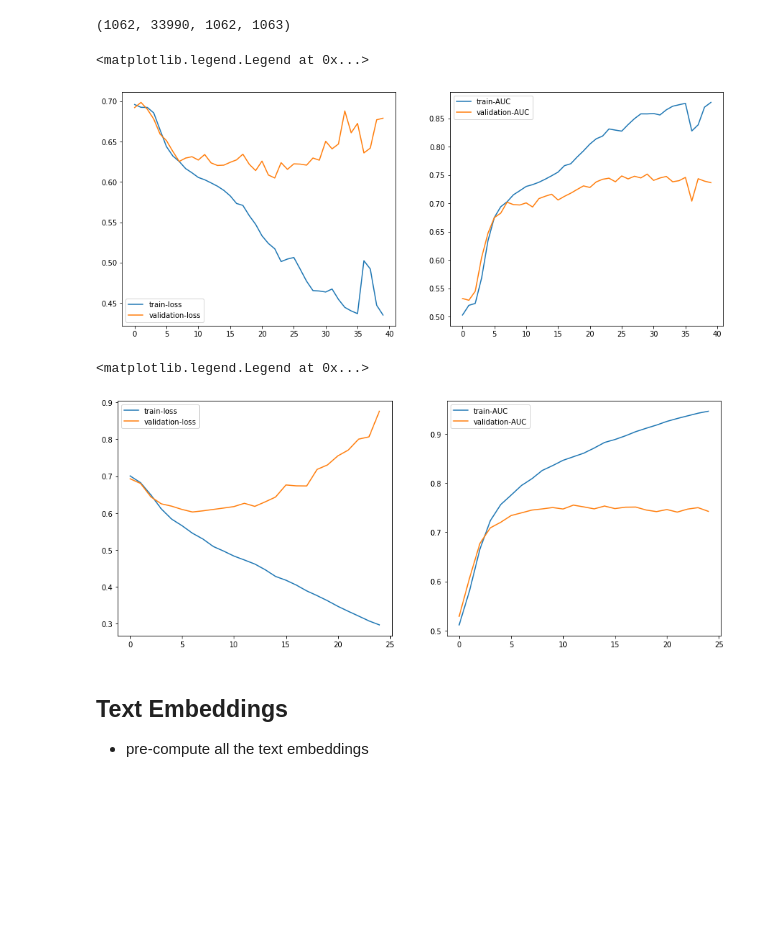
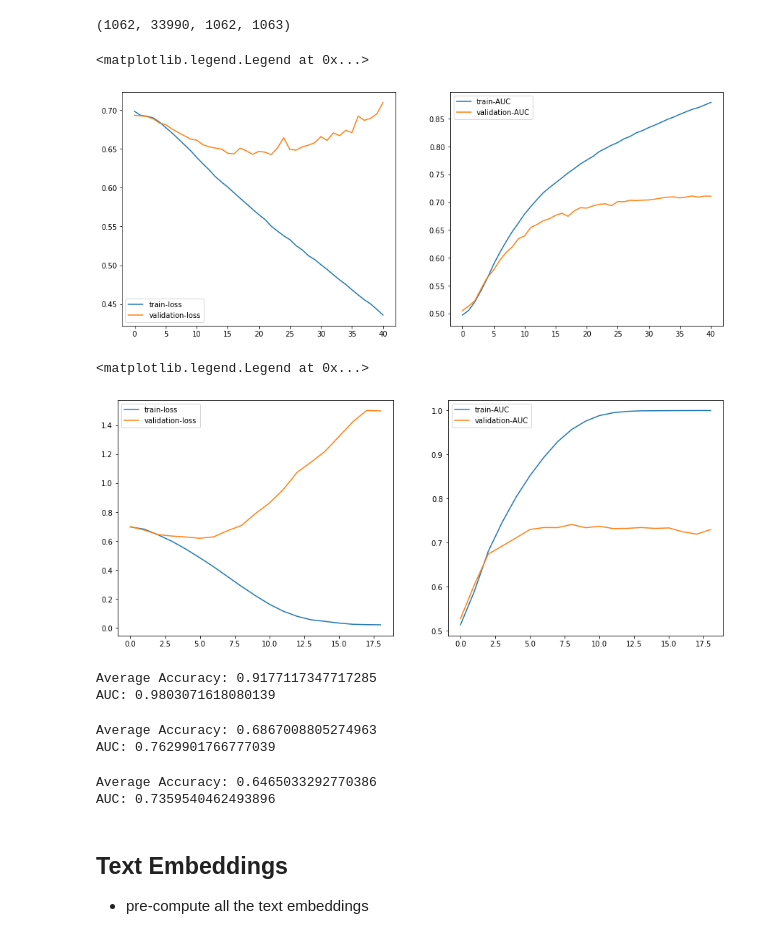
Before and after one commit to aeroabir/fashion_recommender, a Jupyter notebook: outfit_compatibility.ipynb, the cells around one changed output. Cells and saved outputs as stored; diff of their text form; code cells hidden in the pictures; blank space fills up the shorter version.

```diff
--- a/outfit_compatibility.ipynb
+++ b/outfit_compatibility.ipynb
@@ -109,16 +110,21 @@ from build_model import build_multilevel_transformer
 from build_model import build_set_transformer
 from rnn import build_multilevel_rnn_unequal
 # %%
-model_type = "set-transformer"
-include_text = False
-use_graphsage = True
+model_type = "set-transformer" # "set-transformer"
+include_text = True
+use_graphsage = False
+batch_size = 32
+max_seq_len = 8
 if use_graphsage:
     image_embedding_dim = 50
+    image_embedding_file = "graphsage_dict2_polyvore.pkl"
 else:
     image_embedding_dim = 1280
+    image_embedding_file = "effnet_tuned_polyvore.pkl"
 # %%
 if model_type == "rnn":
-    model = build_multilevel_rnn_unequal(16, 1280,
+    model = build_multilevel_rnn_unequal(max_seq_len,
+                                         image_embedding_dim,
                                          num_classes=2,
                                          num_layers=1,
                                          d_model=512,
@@ -127,7 +133,8 @@ if model_type == "rnn":
                                          include_text=include_text
                                         )
 elif model_type == "transformer":
-    model = build_multilevel_transformer(16, 1280,
+    model = build_multilevel_transformer(max_seq_len,
+                                         image_embedding_dim,
                                          num_layers=1,
                                          d_model=64,
                                          num_heads=1,
@@ -142,7 +149,7 @@ elif model_type == "transformer":
                                          final_activation="sigmoid"
                                         )
 elif model_type == "set-transformer":
-    model = build_set_transformer(16,
+    model = build_set_transformer(max_seq_len,
                                   image_embedding_dim,
                                   num_layers=3,
                                   d_model=64,
@@ -181,25 +186,27 @@ _________________________________________________________________
 # %%
 from data_process import CustomDataGen
-
 train_gen = CustomDataGen(train_X, train_y,
                           item_dict,
                           pv_items,
                           image_dir,
-                          batch_size=32,
+                          batch_size=batch_size,
+                          max_len=max_seq_len,
                           only_image=not include_text,
                           image_embedding=True,
                           image_embedding_dim=image_embedding_dim,
-                          image_embedding_file="graphsage_dict2_polyvore.pkl",
+                          image_embedding_file=image_embedding_file,
+                          text_embedding_file="bert_polyvore.pkl",
                          )
 valid_gen = CustomDataGen(valid_X, valid_y,
                           item_dict,
                           pv_items,
                           image_dir,
-                          batch_size=32,
+                          batch_size=batch_size,
+                          max_len=max_seq_len,
                           only_image=not include_text,
                           image_embedding=True,
                           image_embedding_dim=image_embedding_dim,
-                          image_embedding_file="graphsage_dict2_polyvore.pkl",
+                          image_embedding_file=image_embedding_file,
+                          text_embedding_file="bert_polyvore.pkl",
                          )
-# test_gen = CustomDataGen(test_X, test_y, item_dict, pv_items, image_dir, batch_size=32, only_image=not include_text)
 # %%
@@ -210,8 +227,7 @@ x[0].shape, x[1].shape, y.shape
 # %%
-learning_rate = 1.0e-04
-batch_size = 32
+learning_rate = 1.0e-05
 epochs = 100
-patience = 10
+patience = 5
 num_train = len(train_X)
 checkpoint_filepath = base_dir + '/checkpoint'
 
@@ -287,23 +303,23 @@ plt.plot(history.history['val_loss'], label='validation-loss')
 plt.legend()
 
 plt.subplot(122)
-plt.plot(history.history['auc_2'], label='train-AUC')
-plt.plot(history.history['val_auc_2'], label='validation-AUC')
+plt.plot(history.history['auc_10'], label='train-AUC')
+plt.plot(history.history['val_auc_10'], label='validation-AUC')
 plt.legend()
 # %% [output]
 <matplotlib.legend.Legend at 0x...>
-[figure, old version]
+[figure, new version]
 # %%
 f, axs = plt.subplots(1,2,figsize=(15,6))
 plt.subplot(121)
 plt.plot(history.history['loss'], label='train-loss')
 plt.plot(history.history['val_loss'], label='validation-loss')
 plt.legend()
 
 plt.subplot(122)
-plt.plot(history.history['auc_3'], label='train-AUC')
-plt.plot(history.history['val_auc_3'], label='validation-AUC')
+plt.plot(history.history['auc_9'], label='train-AUC')
+plt.plot(history.history['val_auc_9'], label='validation-AUC')
 plt.legend()
 # %% [output]
 <matplotlib.legend.Legend at 0x...>
-[figure, old version]
+[figure, new version]
@@ -310,3 +359,18 @@ plt.legend()
+# %%
+get_accuracy_auc(train_gen)
+# %% [output]
+Average Accuracy: 0.9177117347717285
+AUC: 0.9803071618080139
+# %%
+get_accuracy_auc(valid_gen)
+# %% [output]
+Average Accuracy: 0.6867008805274963
+AUC: 0.7629901766777039
+# %%
+get_accuracy_auc(test_gen)
+# %% [output]
+Average Accuracy: 0.6465033292770386
+AUC: 0.7359540462493896
 # %% [markdown]
 ## Text Embeddings
 
```
Also changed, not shown: parts of 6 cells of this notebook, 6 other files.
